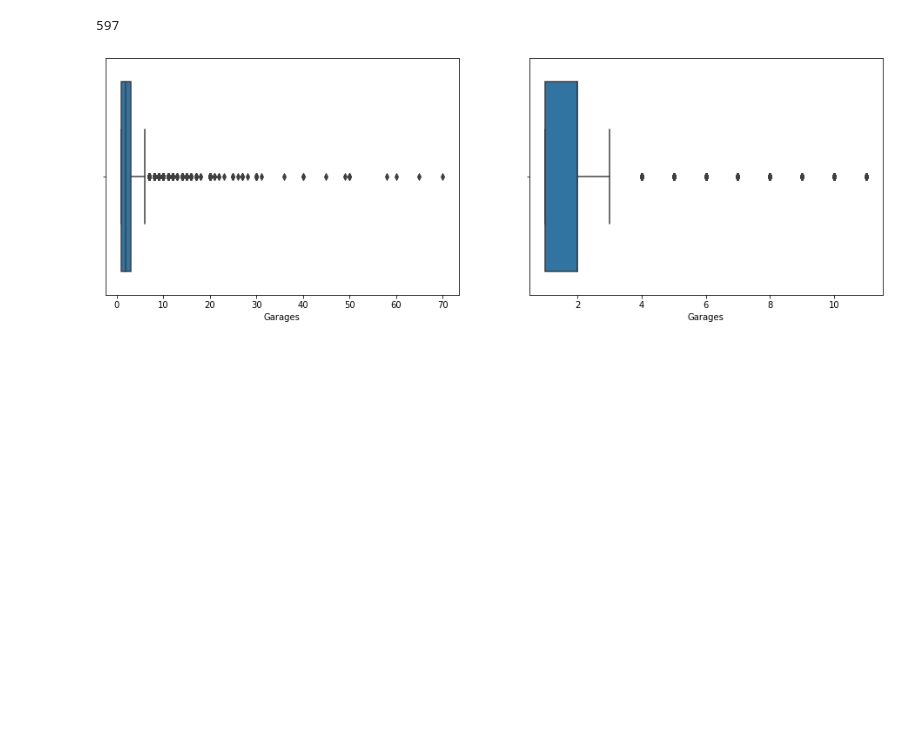
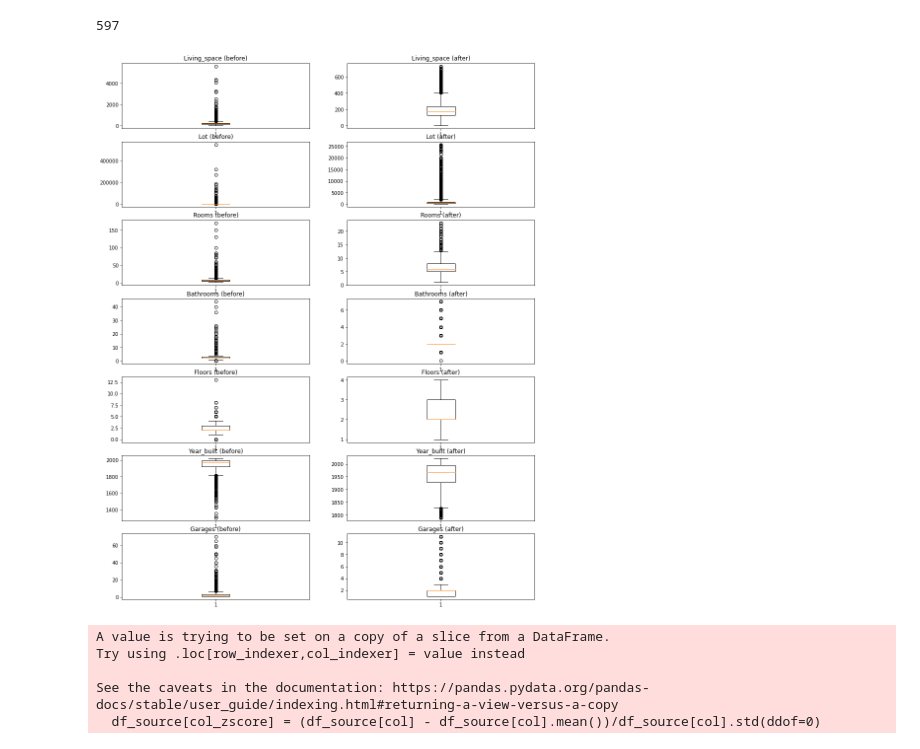
Before and after one commit to heuer-ja/CENG542-Knowledge-Discovery, a Jupyter notebook: germany_house_prices.ipynb, the cells around one changed output. Cells and saved outputs as stored; diff of their text form; code cells hidden in the pictures; blank space fills up the shorter version.

Commit message:
added boxplots

```diff
--- a/germany_house_prices.ipynb
+++ b/germany_house_prices.ipynb
@@ -212,32 +212,45 @@ df_source['is_outlier'] = (
 print(len(df_source[df_source['is_outlier'] == True]))
 # %% [output]
 597
-# %%
-df_new = df_source[df_source['is_outlier'] == False]
-
-
-'''
-['Living_space',
- 'Lot',
- 'Rooms',
- 'Bathrooms',
- 'Floors',
- 'Year_built',
- 'Garages']
-
-'''
-attr = "Garages"
-
-
-plt.figure (figsize=(16,5))
-
-# data set before outlier removal
-plt.subplot(1,2,1)
-sns.boxplot(df_source[attr])
-
-# data set after outlier removal
-plt.subplot(1,2,2)
-sns.boxplot(df_new[attr])
-plt.show()
-# %% [output]
-[figure, removed]
+# %%
+
+df_new = df_source[df_source['is_outlier'] == False]
+fig = plt.figure( figsize=(15, 20))
+id=1
+for i in range(0,len(cols_to_zscore)):
+    col = cols_to_zscore[i]
+
+    # old one
+    ax = fig.add_subplot(7,2,id)
+    ax.boxplot(df_source[col])
+    ax.set_title(f"{col} (before)")
+    id=id+1
+
+    # new one
+    ax = fig.add_subplot(7,2,id)
+    ax.boxplot(df_new[col])
+    ax.set_title(f"{col} (after)")
+    id=id+1
+# %% [output]
+[figure, added]
+# %%
+df_source = df_source[df_source['is_outlier'] == False]
+
+# get all numerical columns
+cols_to_zscore = cols_to_zscore
+cols_zscore = []
+
+# create df with zscore-columns
+for col in cols_to_zscore:
+    col_zscore = col + '_zscore'
+    cols_zscore.append(col_zscore)
+
+    # zscore of x in column :    (x- col.mean)-col.std
+    # -> add an extra column for zscore
+    df_source[col_zscore] = (df_source[col] - df_source[col].mean())/df_source[col].std(ddof=0)
+# %% [output]
+A value is trying to be set on a copy of a slice from a DataFrame.
+Try using .loc[row_indexer,col_indexer] = value instead
+
+See the caveats in the documentation: https://pandas.pydata.org/pandas-docs/stable/user_guide/indexing.html#returning-a-view-versus-a-copy
+  df_source[col_zscore] = (df_source[col] - df_source[col].mean())/df_source[col].std(ddof=0)
```
Also changed, not shown: parts of 2 cells of this notebook, 1 other file.
